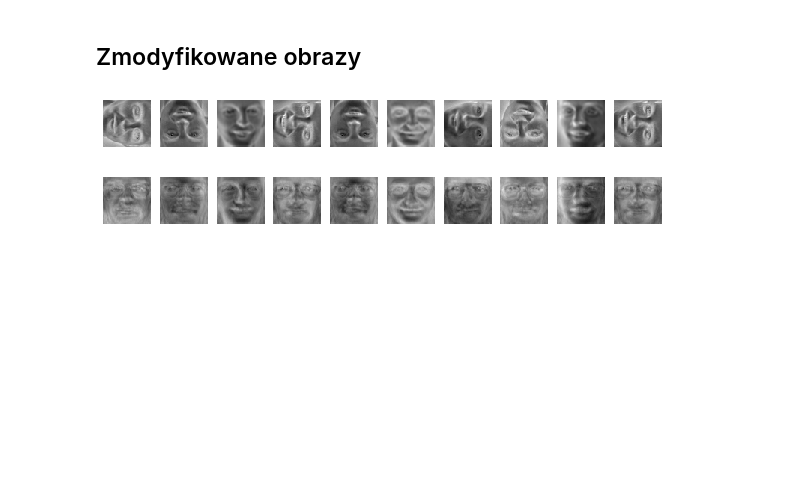
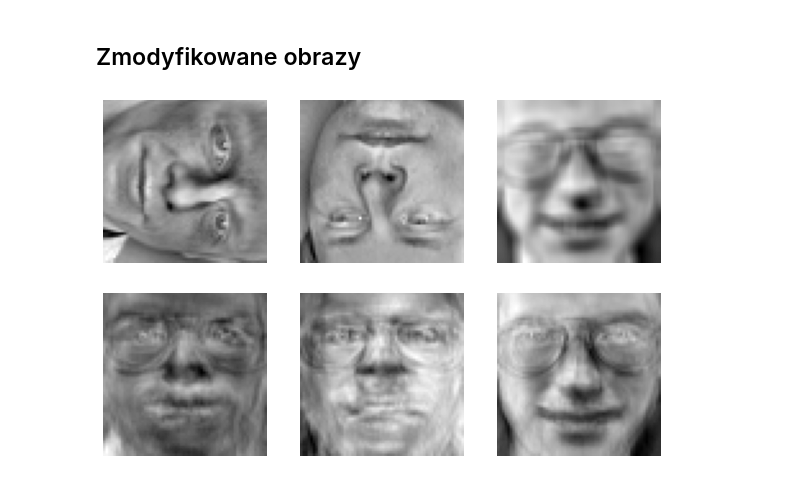
Before and after one commit to mini-pw/2021L-WUM, a Jupyter notebook: Prace_domowe/Praca_domowa6/Grupa4/Yevhenii_Vinichenko/pd6.ipynb, the cells around one changed output. Cells and saved outputs as stored; diff of their text form; code cells hidden in the pictures; blank space fills up the shorter version.

```diff
--- a/Prace_domowe/Praca_domowa6/Grupa4/Yevhenii_Vinichenko/pd6.ipynb
+++ b/Prace_domowe/Praca_domowa6/Grupa4/Yevhenii_Vinichenko/pd6.ipynb
@@ -42,8 +45,8 @@ X.shape
 def reshape(X):
     return X.reshape(X.shape[0], 64, 64)
 # %%
-X_train = X[:390, ]
-X_test = X[390:400, ]
+X_train = X[:340, ]
+X_test = X[340:400, ]
 
 sd_scaler = StandardScaler()
 sd_scaler.fit(X_train)
@@ -54,7 +57,7 @@ def plot_faces(data, n_faces=4):
     _, axes = plt.subplots(nrows=1, ncols=n_faces, figsize=(10, 3))
     for ax, image in zip(axes, data):
         ax.set_axis_off()
-        ax.imshow(image, cmap=plt.cm.gray_r, interpolation='nearest', vmax=3, vmin=-3)
+        ax.imshow(image, cmap=plt.cm.gray)
 # %%
 plot_faces(reshape(X_train))
 # %% [output]
@@ -117,25 +120,33 @@ plt.show()
 # %% [markdown]
 ## Zmodyfikowane obrazy
 # %%
-kernel = np.ones((3,3),np.float32)/9
+kernel = np.ones((5,5),np.float32)/25
 
 modifications = [
-    lambda x: cv2.rotate(x.reshape((64, 64)), cv2.ROTATE_90_CLOCKWISE),
-    lambda x: cv2.flip(x.reshape((64, 64)), -1),
-    lambda x: cv2.filter2D(x.reshape((64, 64)), -1, kernel)
+    lambda x: cv2.rotate(x.reshape((64, 64)), cv2.ROTATE_90_CLOCKWISE), # obrót
+    lambda x: cv2.flip(x.reshape((64, 64)), -1), # odbicie
+    lambda x: cv2.filter2D(x.reshape((64, 64)), -1, kernel) # rozmycie
 ]
+modifications_names = [
+    "rotation",
+    "flip",
+    "blur"
+]
 # %%
-X_test_modified = np.empty((10, 4096))
-for i in range(10):
+X_test_modified = np.empty((60, 4096))
+labels = [""] * 60
+for i in range(60):
     X_test_modified[i] = modifications[i%3](X_test[i]).reshape(4096)
+    labels[i] = modifications_names[i%3]
 # %%
-plot_faces(reshape(X_test_modified), 10)
+plot_faces(reshape(X_test_modified), 3)
 # %% [output]
-[figure, old version]
+[figure, new version]
 # %%
 X_test_modified_pca = pca.transform(X_test_modified)
-X_test_modified_hat = np.dot(X_test_modified_pca, pca.components_) + pca.mean_
+X_test_modified_hat = pca.inverse_transform(X_test_modified_pca)
 
-plot_faces(reshape(X_test_modified_hat), 10)
+plot_faces(reshape(X_test_modified_hat), 3)
+# jak można było się spodziewać, w miarę dobry wynik wyszedł tylko przy rozmyciu
 # %% [output]
-[figure, old version]
+[figure, new version]
```
Also changed, not shown: parts of 11 cells of this notebook.
